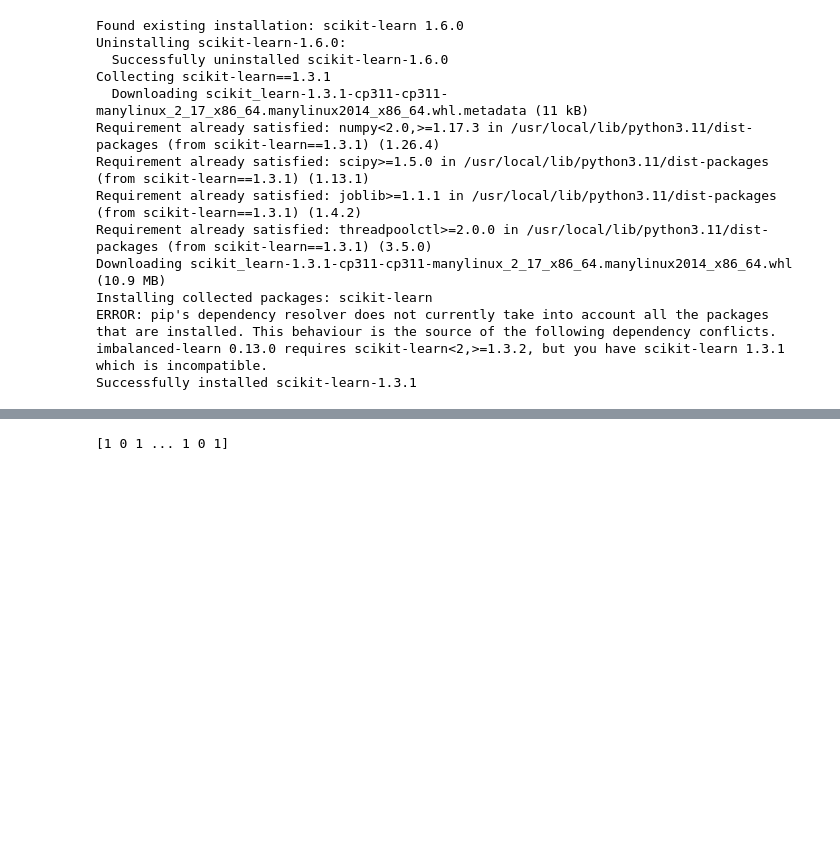
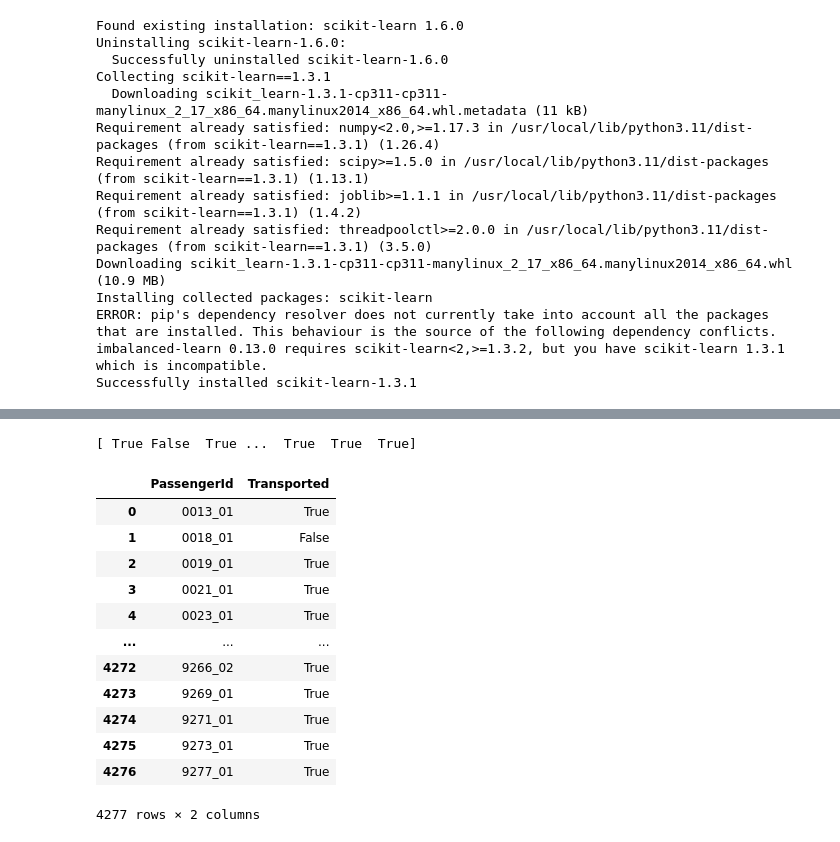
Before and after one commit to MrBigBrane/Machine-Learning, a Jupyter notebook: Spaceship_Titanic.ipynb, the cells around one changed output, grey strips where cells are left out. Drawn from its saved outputs; the diff is of its cells as text; code cells hidden in the pictures; blank space fills up the shorter version.

```diff
--- a/Spaceship_Titanic.ipynb
+++ b/Spaceship_Titanic.ipynb
@@ -271,0 +319,7 @@ Accuracy: 0.8102357676825762
+# %%
+best_params = grid_search.best_params_
+best_xgb = lgb.LGBMClassifier(**best_params, random_state=42)
+best_xgb.fit(X_train, y_train)
+y_pred = best_xgb.predict(X_test)
+accuracy = accuracy_score(y_test, y_pred)
+print("Accuracy:", accuracy)
@@ -271,0 +363,7 @@ Accuracy: 0.8102357676825762
+# %%
+best_params = grid_search.best_params_
+best_knn = KNeighborsClassifier(**best_params)
+best_knn.fit(X_train, y_train)
+y_pred = best_xgb.predict(X_test)
+accuracy = accuracy_score(y_test, y_pred)
+print("Accuracy:", accuracy)
@@ -271,0 +374,18 @@ Accuracy: 0.8102357676825762
+# %%
+from sklearn.ensemble import VotingClassifier
+
+voting_clf = VotingClassifier(
+    estimators=[
+        ('lightgbm', lightgbm),
+        ('xgboost', xgboost),
+        ('linearsvc', linearsvc),
+        ('knn', knn)
+    ],
+    voting='hard')
+
+# Train the model
+voting_clf.fit(X_train, y_train)
+
+# Evaluate the model
+y_pred = voting_clf.predict(X_test)
+print("Voting Model Accuracy:", accuracy_score(y_test, y_pred))
@@ -272,9 +442,25 @@ Accuracy: 0.8102357676825762
 # %%
-submission_pred = best_xgb.predict(X_test_encoded)
+submission_pred = stacking_clf.predict(X_test_encoded)
 
-print(submission_pred)
+print(submission_pred.astype(bool))
 # %% [output]
-[1 0 1 ... 1 0 1]
+[ True False  True ...  True  True  True]
 # %%
 ans=pd.DataFrame({'PassengerId':X_test_copy['PassengerId'],'Transported':submission_pred})
 ans.to_csv('submission.csv',index=False)
+# %%
+ans
+# %% [output]
+|  | PassengerId | Transported |
+| 0 | 0013_01 | True |
+| 1 | 0018_01 | False |
+| 2 | 0019_01 | True |
+| 3 | 0021_01 | True |
+| 4 | 0023_01 | True |
+| ... | ... | ... |
+| 4272 | 9266_02 | True |
+| 4273 | 9269_01 | True |
+| 4274 | 9271_01 | True |
+| 4275 | 9273_01 | True |
+| 4276 | 9277_01 | True |
+4277 rows × 2 columns
```
Also changed, not shown: parts of 32 cells of this notebook.
